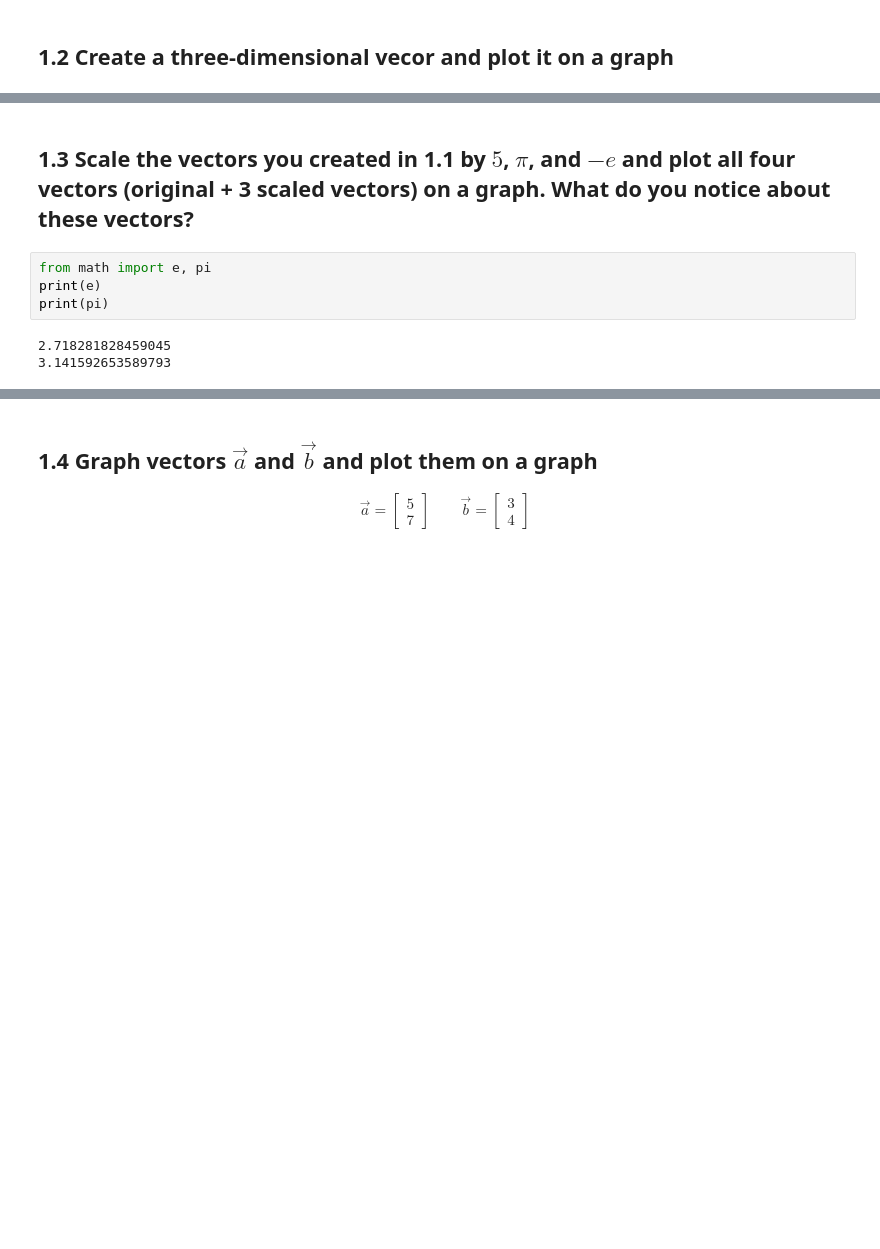
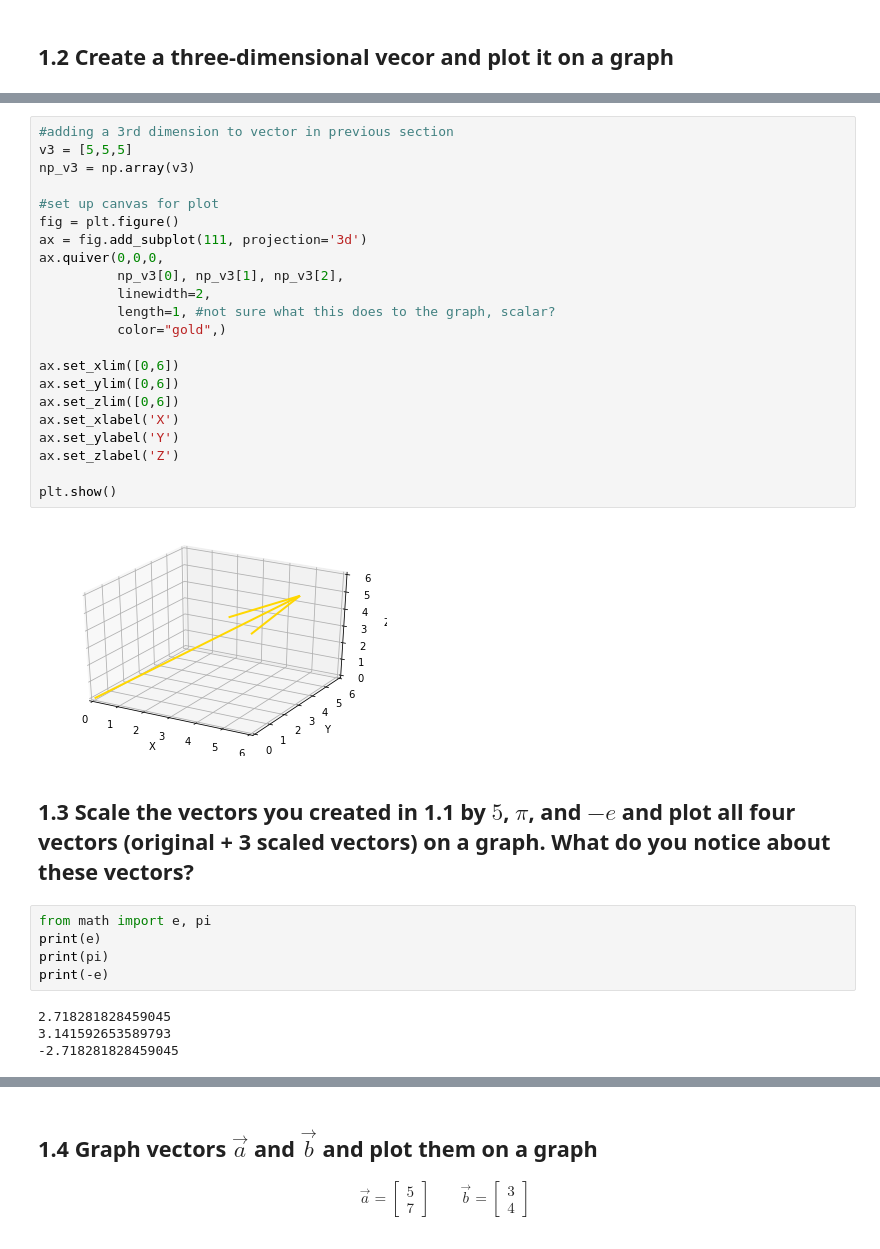
Before and after one commit to lfr4704/DS-Unit-1-Sprint-3-Linear-Algebra, a Jupyter notebook: module1-vectors-and-matrices/LS_DS_131_Vectors_and_Matrices_Assignment.ipynb, the cells around one changed output, grey strips where cells are left out. Drawn from its saved outputs; the diff is of its cells as text; blank space fills up the shorter version.

```diff
--- a/module1-vectors-and-matrices/LS_DS_131_Vectors_and_Matrices_Assignment.ipynb
+++ b/module1-vectors-and-matrices/LS_DS_131_Vectors_and_Matrices_Assignment.ipynb
@@ -9,9 +40,35 @@ For the questions below it is not sufficient to simply provide answer to the que
+# %%
+#adding a 3rd dimension to vector in previous section
+v3 = [5,5,5]
+np_v3 = np.array(v3)
+
+#set up canvas for plot
+fig = plt.figure()
+ax = fig.add_subplot(111, projection='3d')
+ax.quiver(0,0,0,
+          np_v3[0], np_v3[1], np_v3[2],
+          linewidth=2,
+          length=1, #not sure what this does to the graph, scalar?
+          color="gold",)
+
+ax.set_xlim([0,6])
+ax.set_ylim([0,6])
+ax.set_zlim([0,6])
+ax.set_xlabel('X')
+ax.set_ylabel('Y')
+ax.set_zlabel('Z')
+
+plt.show()
+# %% [output]
+[figure, added]
 # %% [markdown]
 ## 1.3 Scale the vectors you created in 1.1 by $5$, $\pi$, and $-e$ and plot all four vectors (original + 3 scaled vectors) on a graph. What do you notice about these vectors?
 # %%
 from math import e, pi
 print(e)
 print(pi)
+print(-e)
 # %% [output]
 2.718281828459045
 3.141592653589793
+-2.718281828459045
```
Also changed, not shown: parts of 6 cells of this notebook.
